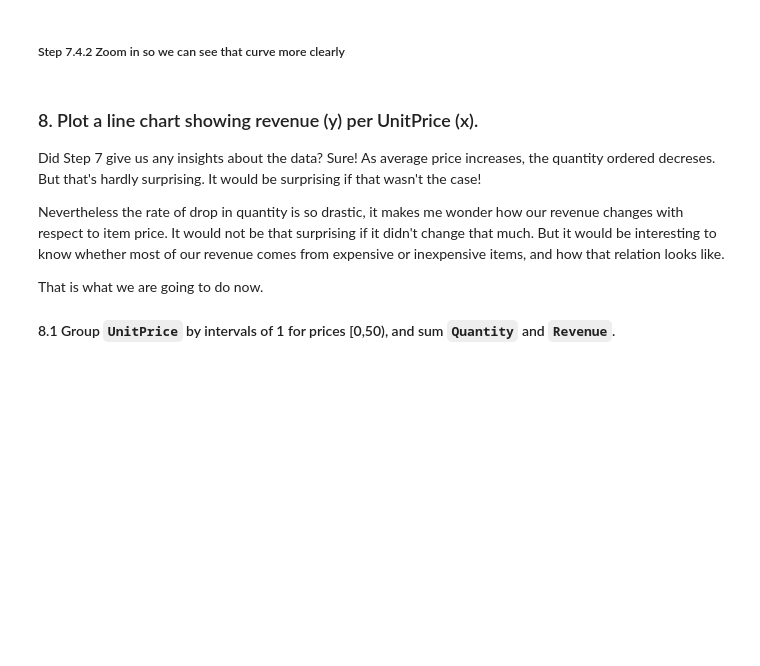
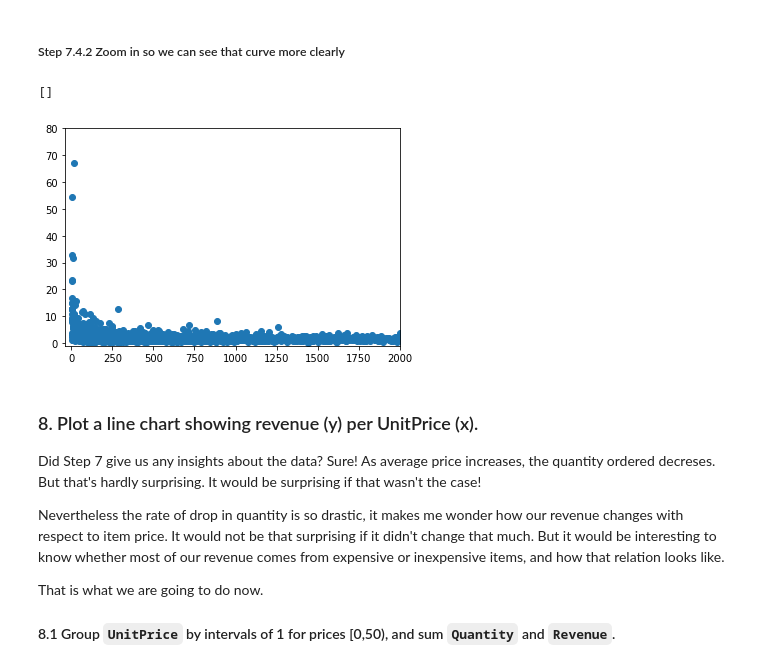
Before and after one commit to venusian2/pandas_exercises, a Jupyter notebook: 07_Visualization/Online_Retail/Exercises.ipynb, the cells around one changed output. Drawn from its saved outputs; the diff is of its cells as text; code cells hidden in the pictures; blank space fills up the shorter version.

```diff
--- a/07_Visualization/Online_Retail/Exercises.ipynb
+++ b/07_Visualization/Online_Retail/Exercises.ipynb
@@ -214,5 +225,23 @@ So: we should plot the data regardless of `Country` and hopefully see a less sca
 # %% [markdown]
 ##### Step 7.4.2 Zoom in so we can see that curve more clearly
+# %%
+grouped = online_rt.groupby(['CustomerID','Country'])
+plottable = grouped.agg({'Quantity': 'sum',
+                         'Revenue': 'sum'})
+plottable['AvgPrice'] = plottable.Revenue / plottable.Quantity
+
+# map over a make a scatterplot
+plt.scatter(plottable.Quantity, plottable.AvgPrice)
+
+#Zooming in. (I'm starting the axes from a negative value so that
+#the dots can be plotted in the graph completely.)
+plt.xlim(-40,2000)
+plt.ylim(-1,80)
+
+plt.plot()
+# %% [output]
+[]
+[figure, added]
 # %% [markdown]
 ### 8. Plot a line chart showing revenue (y) per UnitPrice (x).
 
```
Also changed, not shown: parts of 5 cells of this notebook.
